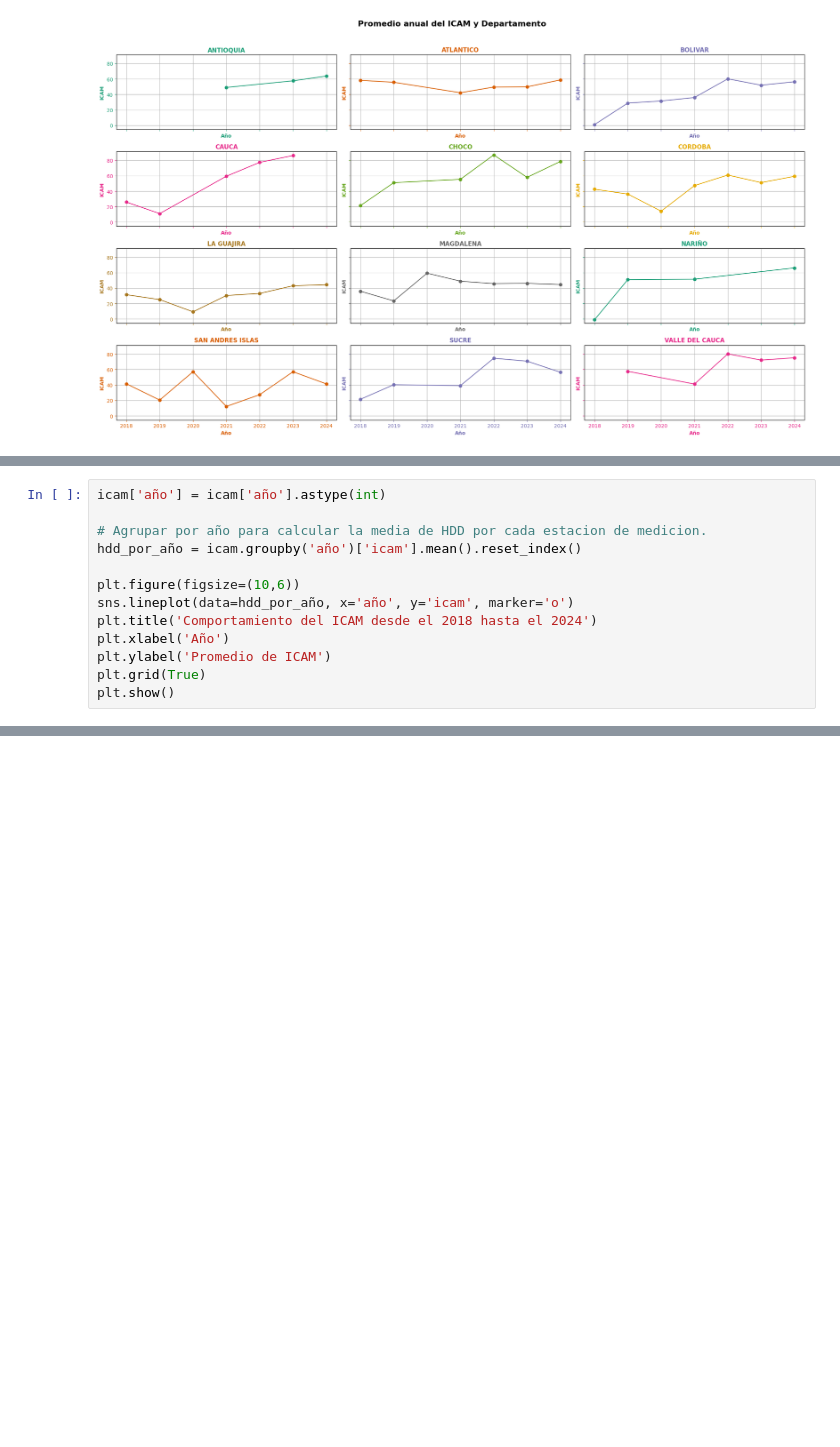
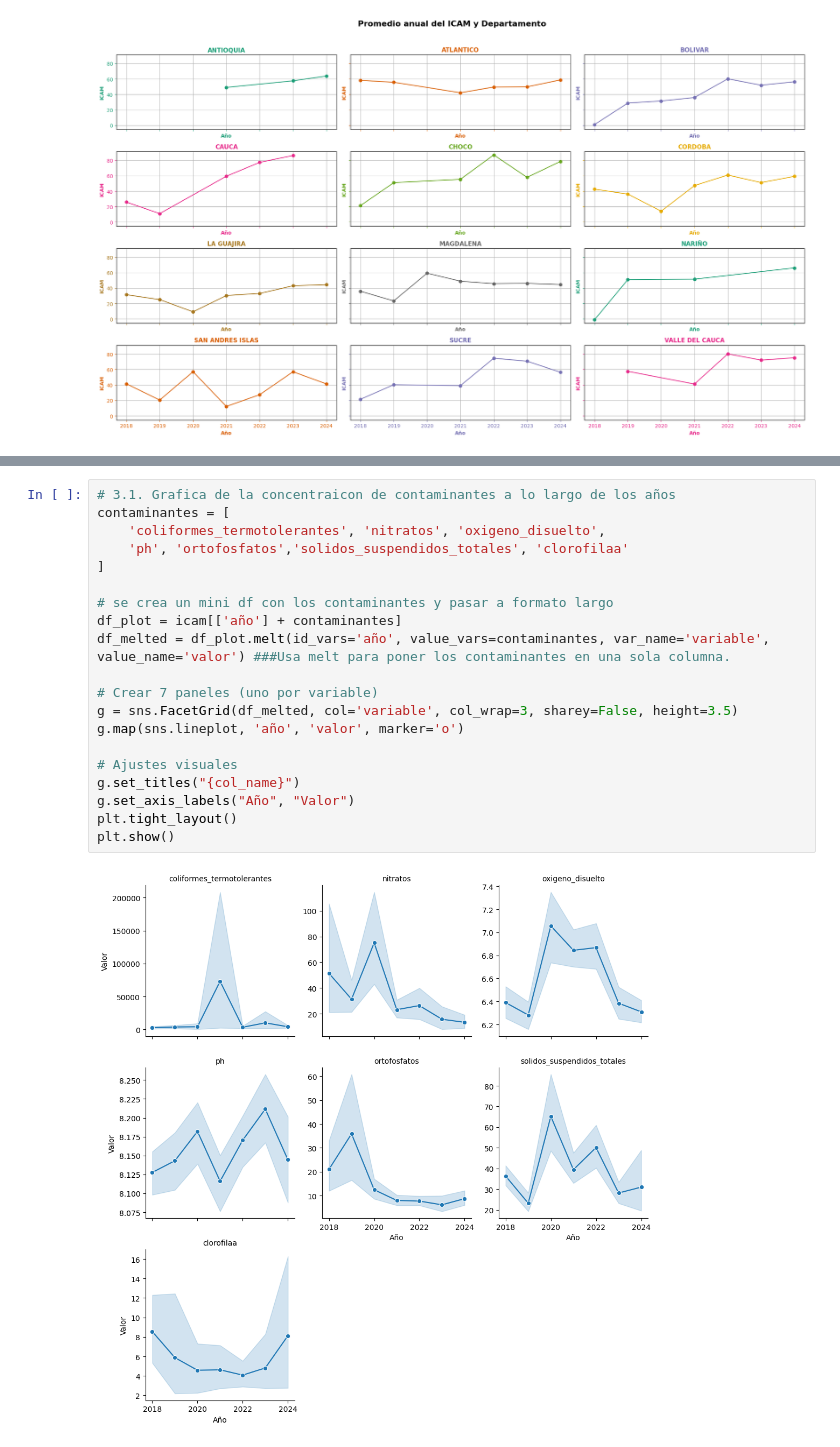
Before and after one commit to catago16/proyectoICAM, a Jupyter notebook: limpieza.ipynb, the cells around one changed output, grey strips where cells are left out. Saved outputs shown, nothing was run; the diff lists cells and outputs as text; blank space fills up the shorter version.

```diff
--- a/limpieza.ipynb
+++ b/limpieza.ipynb
@@ -592,13 +441,0 @@ plt.show()
-# %%
-icam['año'] = icam['año'].astype(int)
-
-# Agrupar por año para calcular la media de HDD por cada estacion de medicion.
-hdd_por_año = icam.groupby('año')['icam'].mean().reset_index()
-
-plt.figure(figsize=(10,6))
-sns.lineplot(data=hdd_por_año, x='año', y='icam', marker='o')
-plt.title('Comportamiento del ICAM desde el 2018 hasta el 2024')
-plt.xlabel('Año')
-plt.ylabel('Promedio de ICAM')
-plt.grid(True)
-plt.show()
@@ -606,0 +462,22 @@ plt.show()
+# %%
+# 3.1. Grafica de la concentraicon de contaminantes a lo largo de los años
+contaminantes = [
+    'coliformes_termotolerantes', 'nitratos', 'oxigeno_disuelto',
+    'ph', 'ortofosfatos','solidos_suspendidos_totales', 'clorofilaa'
+]
+
+# se crea un mini df con los contaminantes y pasar a formato largo
+df_plot = icam[['año'] + contaminantes]
+df_melted = df_plot.melt(id_vars='año', value_vars=contaminantes, var_name='variable', value_name='valor') ###Usa melt para poner los contaminantes en una sola columna.
+
+# Crear 7 paneles (uno por variable)
+g = sns.FacetGrid(df_melted, col='variable', col_wrap=3, sharey=False, height=3.5)
+g.map(sns.lineplot, 'año', 'valor', marker='o')
+
+# Ajustes visuales
+g.set_titles("{col_name}")
+g.set_axis_labels("Año", "Valor")
+plt.tight_layout()
+plt.show()
+# %% [output]
+[figure, added]
```
Also changed, not shown: parts of 40 cells of this notebook, 1 other file.
